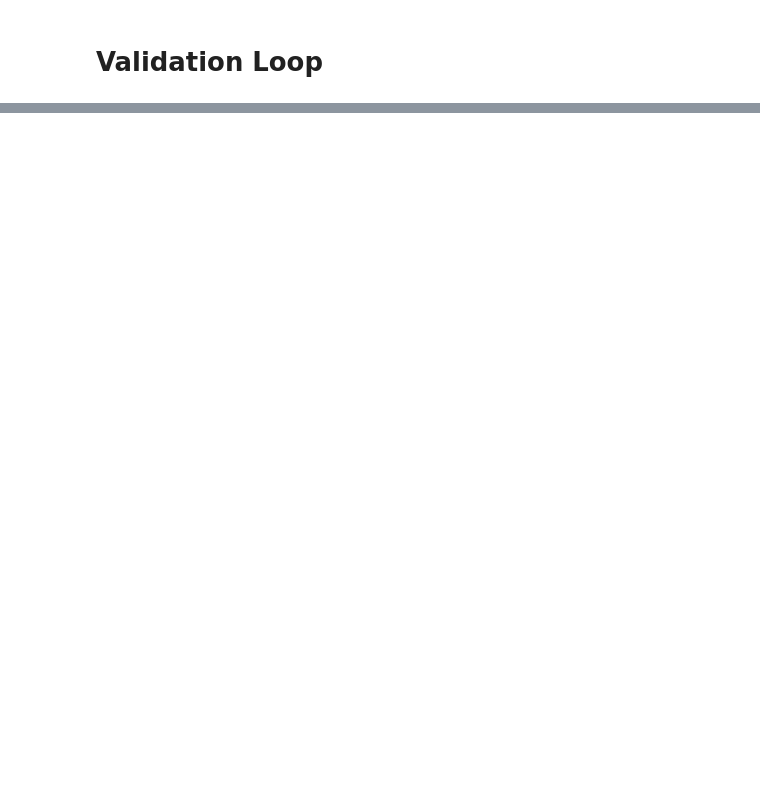
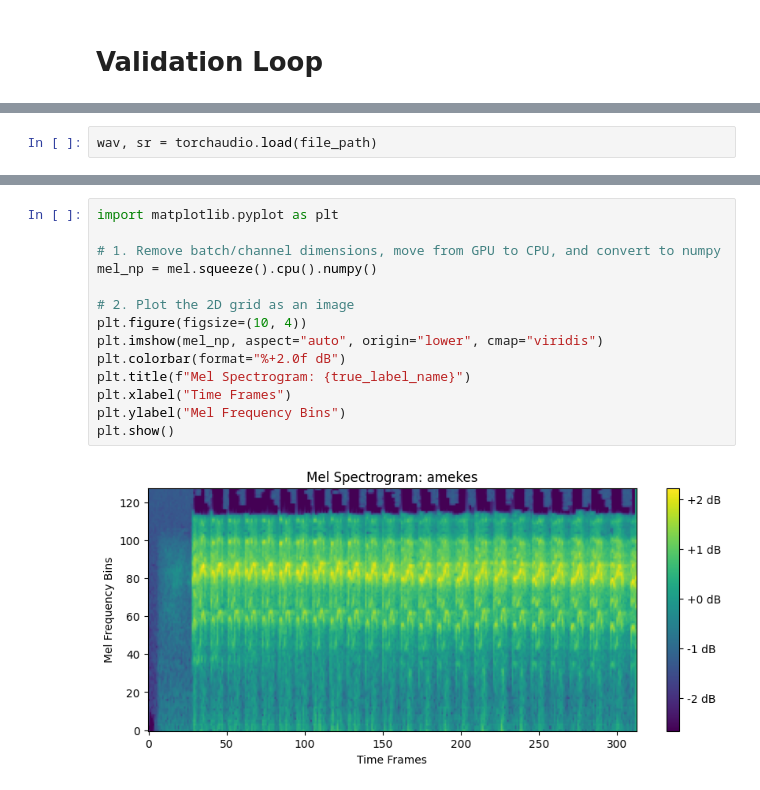
Before and after one commit to Saransh-Basu-01/BIRDCLEF-2025, a Jupyter notebook: 02_Pure_CNN_Baseline.ipynb, the cells around one changed output, grey strips where cells are left out. Saved outputs shown, nothing was run; the diff lists cells and outputs as text; blank space fills up the shorter version.

```diff
--- a/02_Pure_CNN_Baseline.ipynb
+++ b/02_Pure_CNN_Baseline.ipynb
@@ -342 +342,3 @@ Correct predictions: 228 / 567
 Model saved as 'efficientnet_b0_baseline.pth'
+# %%
+wav, sr = torchaudio.load(file_path)
@@ -342,0 +439,16 @@ Model saved as 'efficientnet_b0_baseline.pth'
+# %%
+import matplotlib.pyplot as plt
+
+# 1. Remove batch/channel dimensions, move from GPU to CPU, and convert to numpy
+mel_np = mel.squeeze().cpu().numpy()
+
+# 2. Plot the 2D grid as an image
+plt.figure(figsize=(10, 4))
+plt.imshow(mel_np, aspect="auto", origin="lower", cmap="viridis")
+plt.colorbar(format="%+2.0f dB")
+plt.title(f"Mel Spectrogram: {true_label_name}")
+plt.xlabel("Time Frames")
+plt.ylabel("Mel Frequency Bins")
+plt.show()
+# %% [output]
+[figure, added]
```
Also changed, not shown: parts of 8 cells of this notebook.
